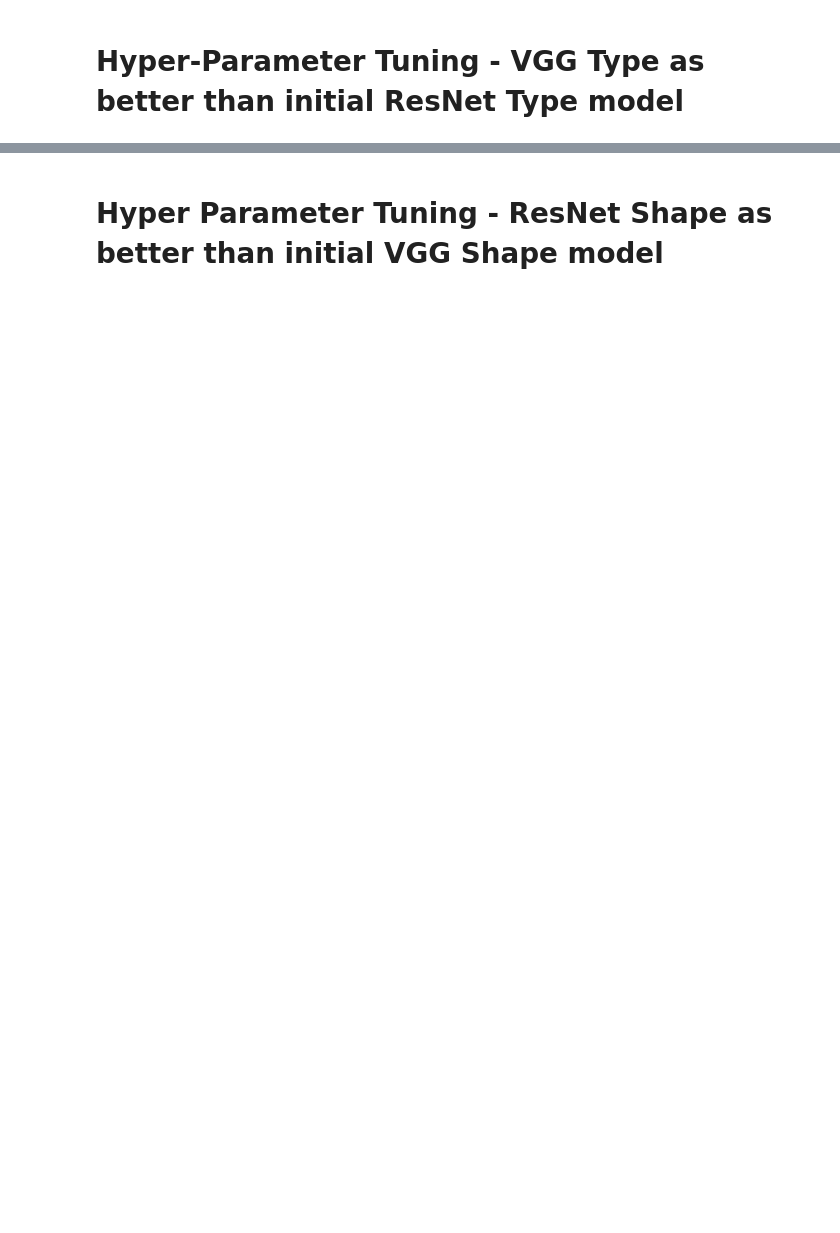
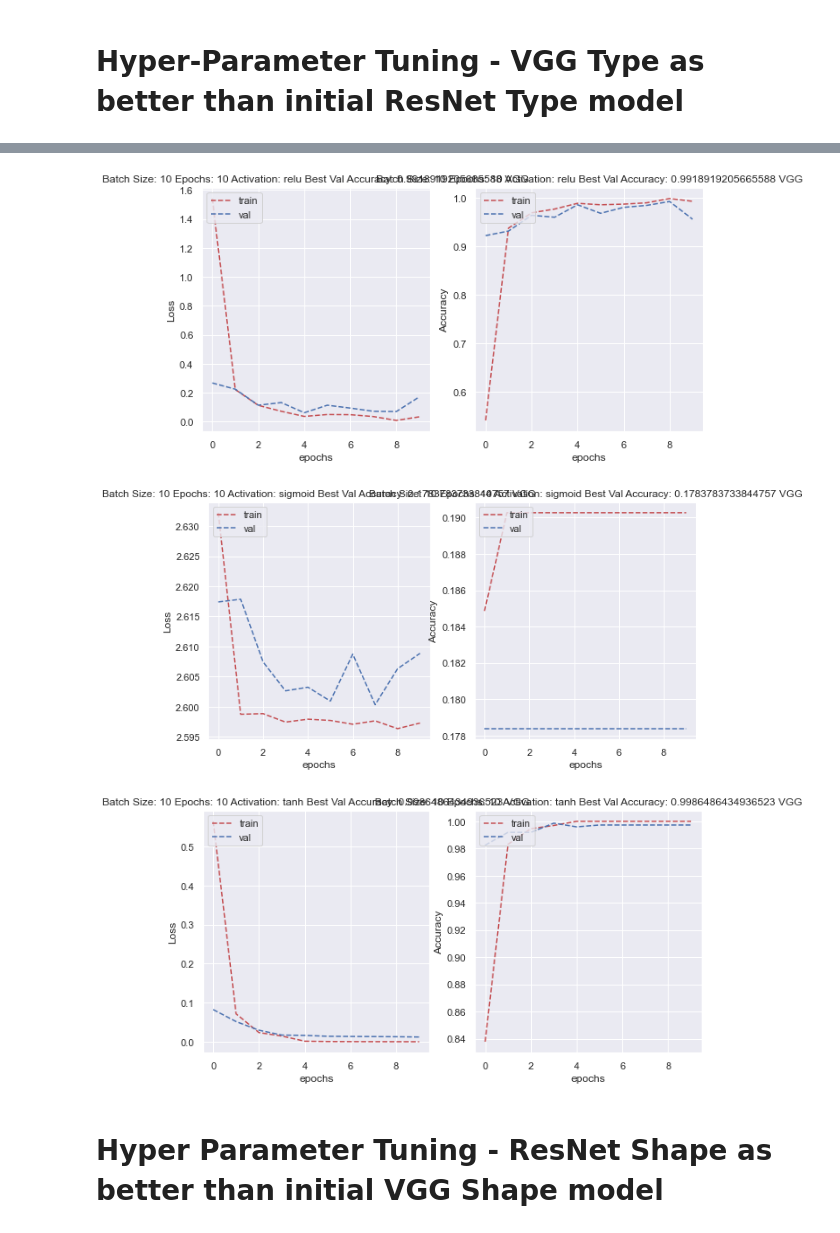
Before and after one commit to s3908818/the_village_idiots, a Jupyter notebook: MLA2.ipynb, the cells around one changed output, grey strips where cells are left out. Saved outputs shown, nothing was run; the diff lists cells and outputs as text; code cells hidden in the pictures; blank space fills up the shorter version.

```diff
--- a/MLA2.ipynb
+++ b/MLA2.ipynb
@@ -525,10 +667,14 @@ for each in model_parameters:
 vgg_type_saved_results
 # %%
 for i in range(0, len(vgg_type_saved_results)):
-    plot_title = "Batch Size: {} Epochs: {} VGG".format(vgg_type_saved_results[i]["batch"], vgg_type_saved_results[i]["epoch"])
+    plot_title = "Batch Size: {} Epochs: {} Activation: {} Best Val Accuracy: {} VGG".format(vgg_type_saved_results[i]["batch"], vgg_type_saved_results[i]["epoch"], vgg_type_saved_results[i]["activation"], vgg_type_saved_results[i]["best_val_accuracy"])
     plot_learning_curve(vgg_type_saved_results[i]["loss"], vgg_type_saved_results[i]["val_loss"],
                     vgg_type_saved_results[i]["accuracy"], vgg_type_saved_results[i]["val_accuracy"],
                     metric_name='Accuracy', title=plot_title)
+# %% [output]
+[figure, added]
+[figure, added]
+[figure, added]
 # %% [markdown]
 # Hyper Parameter Tuning - ResNet Shape as better than initial VGG Shape model
 # %%
```
Also changed, not shown: parts of 12 cells of this notebook.
